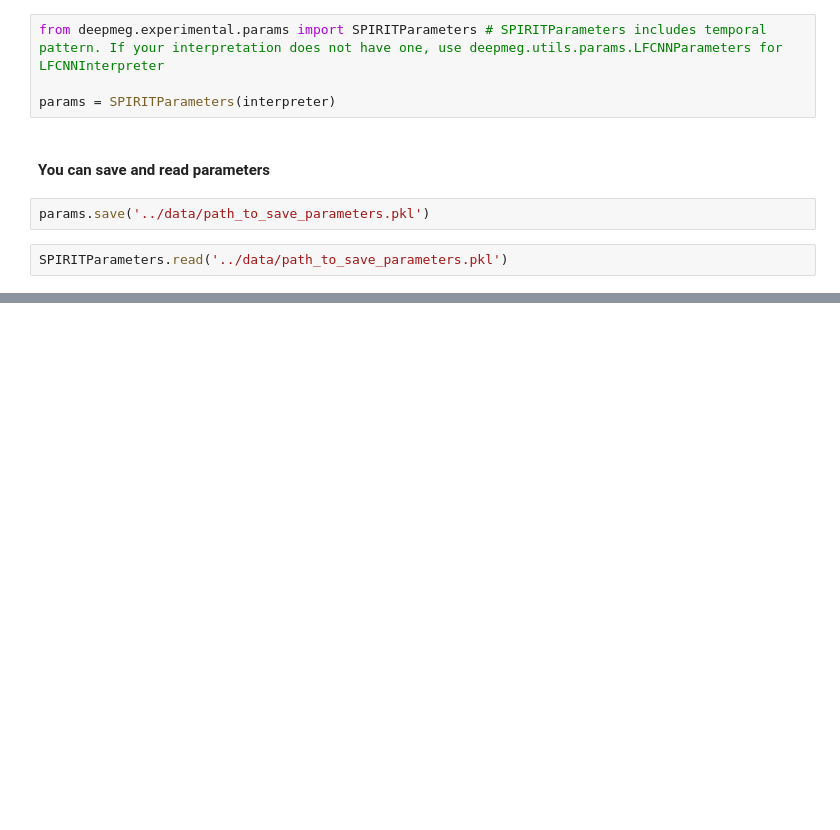
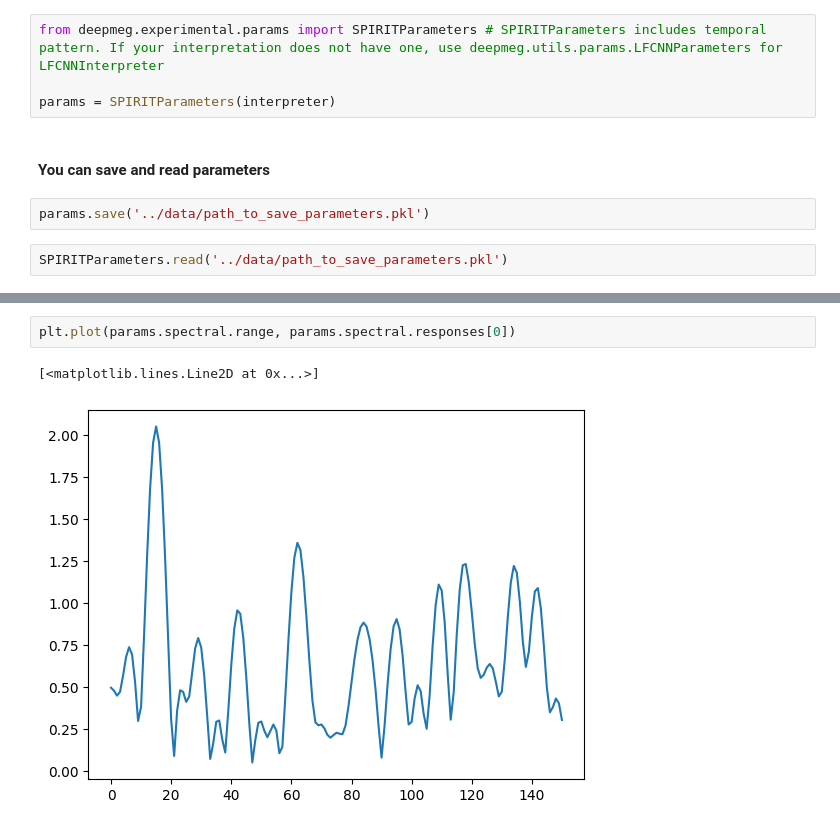
Before and after one commit to 1101AlexZab1011/deepmeg, a Jupyter notebook: examples/wavelets_classifier.ipynb, the cells around one changed output, grey strips where cells are left out. Saved outputs shown, nothing was run; the diff lists cells and outputs as text; blank space fills up the shorter version.

```diff
--- a/examples/wavelets_classifier.ipynb
+++ b/examples/wavelets_classifier.ipynb
@@ -675,0 +686,5 @@ SPIRITParameters.read('../data/path_to_save_parameters.pkl')
+# %%
+plt.plot(params.spectral.range, params.spectral.responses[0])
+# %% [output]
+[<matplotlib.lines.Line2D at 0x...>]
+[figure, added]
```
Also changed, not shown: parts of 1 cell of this notebook.
